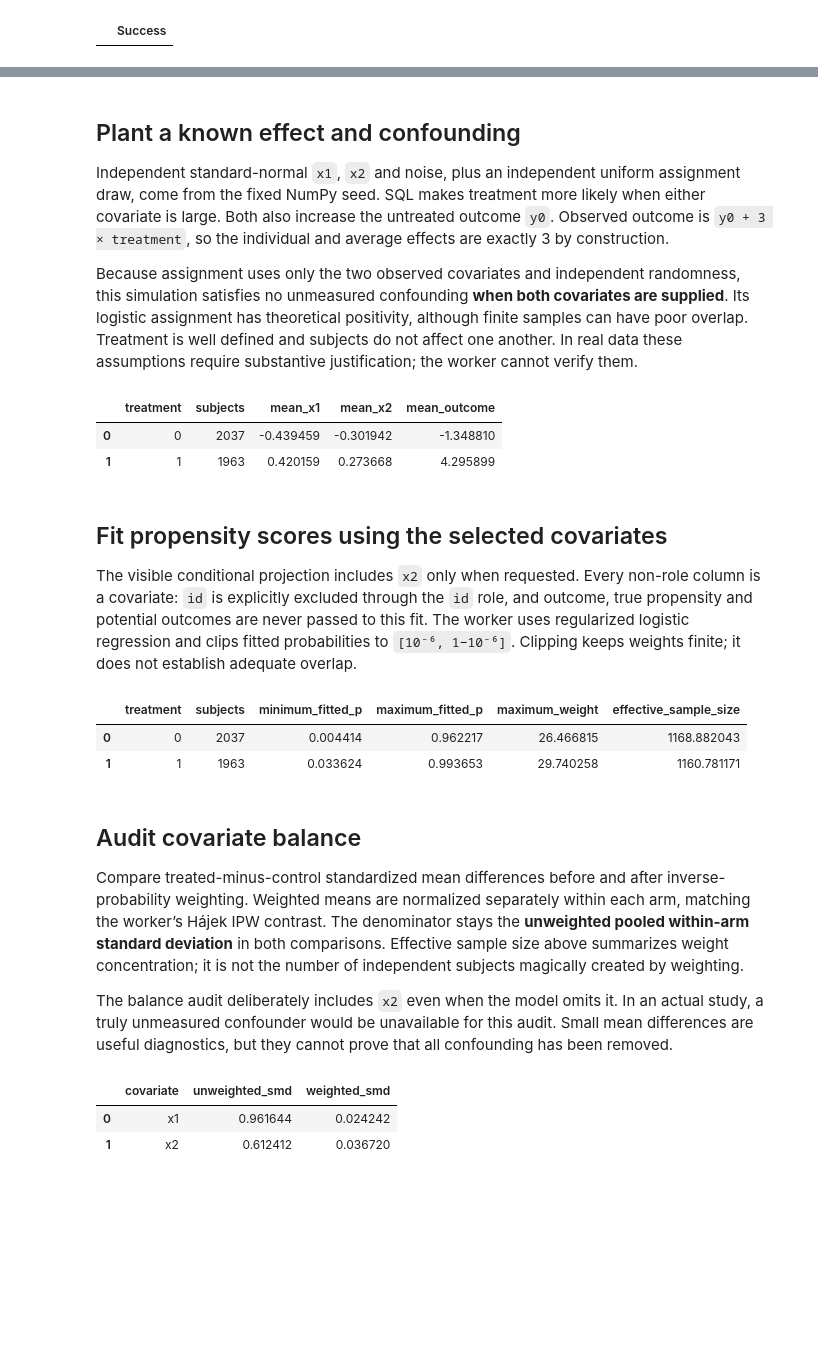
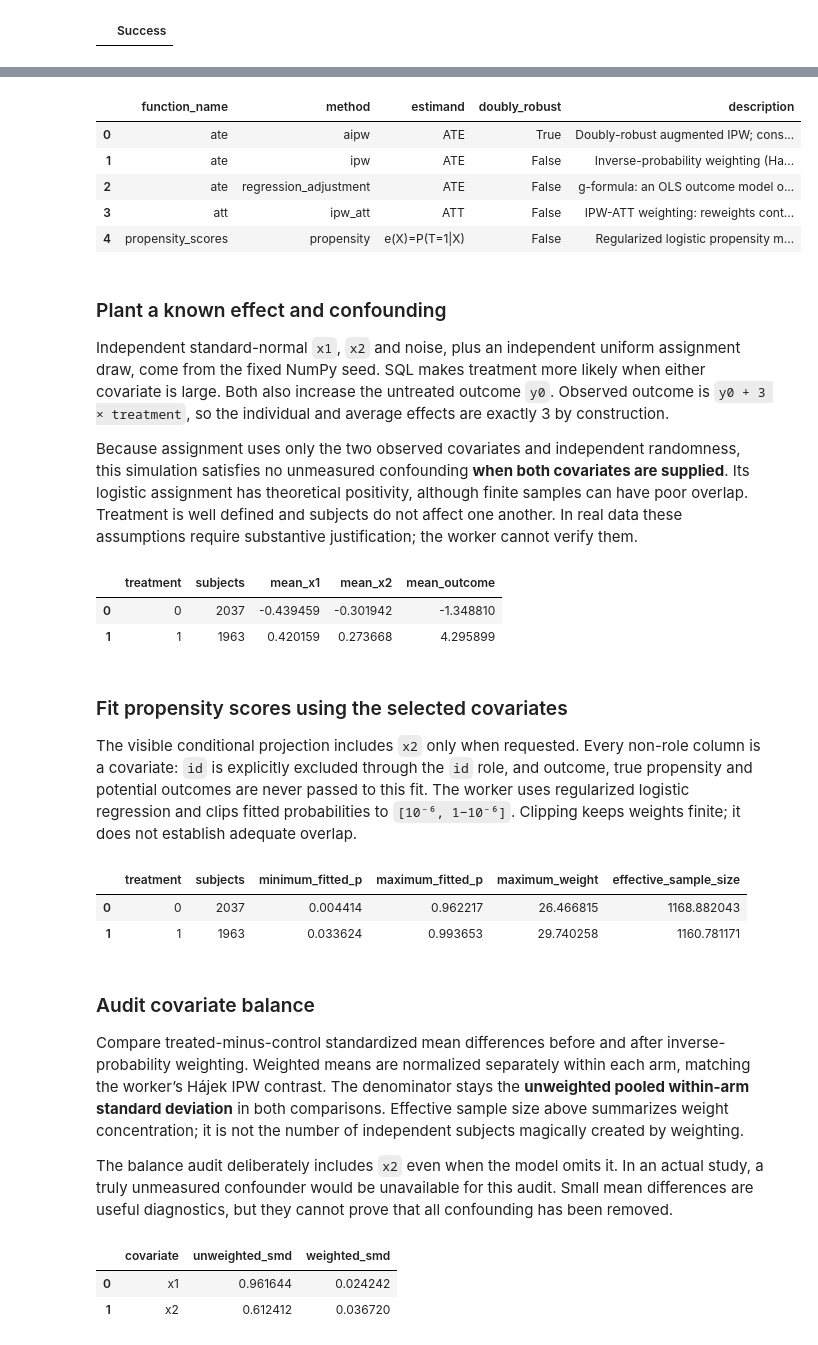
Before and after one commit to Query-farm/vgi-causal, a Jupyter notebook: notebooks/01_adjustment_needs_the_confounders.ipynb, the cells around one changed output, grey strips where cells are left out. Cells and saved outputs as stored; diff of their text form; code cells hidden in the pictures; blank space fills up the shorter version.

```diff
--- a/notebooks/01_adjustment_needs_the_confounders.ipynb
+++ b/notebooks/01_adjustment_needs_the_confounders.ipynb
@@ -73,5 +78,16 @@ ATTACH 'causal' (TYPE vgi,
+# %%
+%%sql
+SELECT function_name,method,estimand,doubly_robust,description
+FROM causal.main.methods ORDER BY function_name,method;
+# %% [output]
+|  | function_name | method | estimand | doubly_robust | description |
+| 0 | ate | aipw | ATE | True | Doubly-robust augmented IPW; cons... |
+| 1 | ate | ipw | ATE | False | Inverse-probability weighting (Ha... |
+| 2 | ate | regression_adjustment | ATE | False | g-formula: an OLS outcome model o... |
+| 3 | att | ipw_att | ATT | False | IPW-ATT weighting: reweights cont... |
+| 4 | propensity_scores | propensity | e(X)=P(T=1|X) | False | Regularized logistic propensity m... |
 # %% [markdown]
-## Plant a known effect and confounding
+### Plant a known effect and confounding
 
 Independent standard-normal `x1`, `x2` and noise, plus an independent uniform assignment draw, come from the fixed NumPy seed. SQL makes treatment more likely when either covariate is large. Both also increase the untreated outcome `y0`. Observed outcome is `y0 + 3 × treatment`, so the individual and average effects are exactly 3 by construction.
 
@@ -98,7 +114,7 @@ FROM cohort GROUP BY treatment ORDER BY treatment;
 | 0 | 0 | 2037 | -0.439459 | -0.301942 | -1.348810 |
 | 1 | 1 | 1963 | 0.420159 | 0.273668 | 4.295899 |
 # %% [markdown]
-## Fit propensity scores using the selected covariates
+### Fit propensity scores using the selected covariates
 
 The visible conditional projection includes `x2` only when requested. Every non-role column is a covariate: `id` is explicitly excluded through the `id` role, and outcome, true propensity and potential outcomes are never passed to this fit. The worker uses regularized logistic regression and clips fitted probabilities to `[10⁻⁶, 1−10⁻⁶]`. Clipping keeps weights finite; it does not establish adequate overlap.
 # %%
@@ -125,7 +141,7 @@ FROM scored GROUP BY treatment ORDER BY treatment;
 | 0 | 0 | 2037 | 0.004414 | 0.962217 | 26.466815 | 1168.882043 |
 | 1 | 1 | 1963 | 0.033624 | 0.993653 | 29.740258 | 1160.781171 |
 # %% [markdown]
-## Audit covariate balance
+### Audit covariate balance
 
 Compare treated-minus-control standardized mean differences before and after inverse-probability weighting. Weighted means are normalized separately within each arm, matching the worker’s Hájek IPW contrast. The denominator stays the **unweighted pooled within-arm standard deviation** in both comparisons. Effective sample size above summarizes weight concentration; it is not the number of independent subjects magically created by weighting.
 
```
Also changed, not shown: parts of 21 cells of this notebook, 13 other files.
